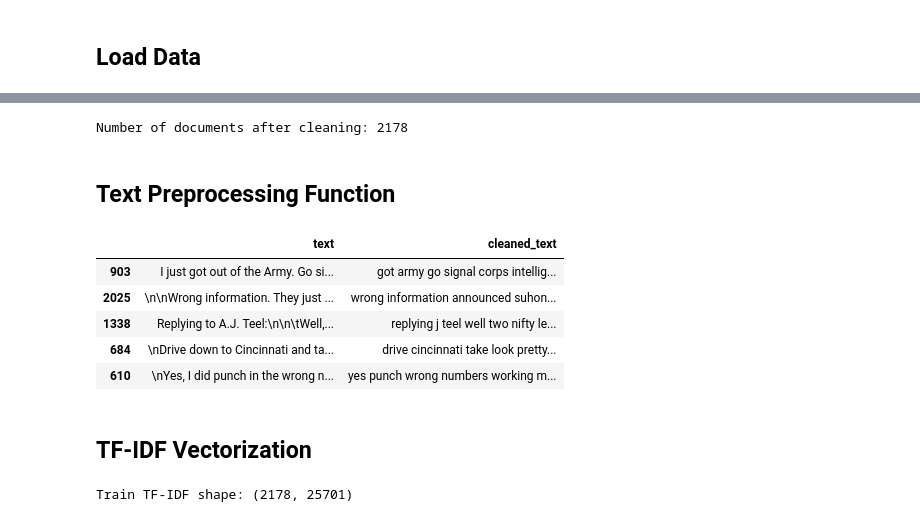
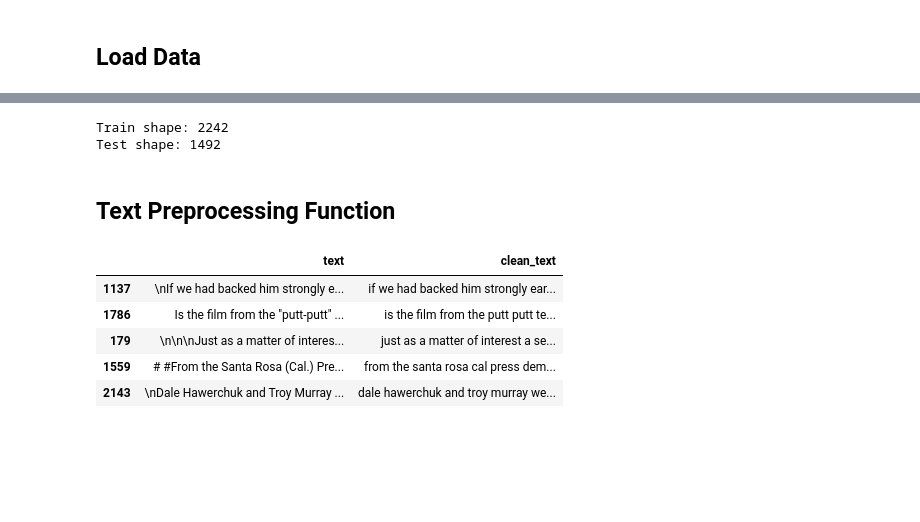
Before and after one commit to AIVIETNAM-AIO-VoNguyenNhatDuy/Module-01-text-classification, a Jupyter notebook: notebooks/preprocessing.ipynb, the cells around one changed output, grey strips where cells are left out. Cells and saved outputs as stored; diff of their text form; code cells hidden in the pictures; blank space fills up the shorter version.

Commit message:
Preprocessing text v2

```diff
--- a/notebooks/preprocessing.ipynb
+++ b/notebooks/preprocessing.ipynb
@@ -90,67 +32,21 @@ train_df = train_df[train_df['word_count'] > 0]
-# %%
-train_df['punct_count'] = train_df['text'].apply(lambda x: len([c for c in x if c in string.punctuation]))
-train_df['punct_ratio'] = train_df['punct_count'] / (train_df['char_count'] + 1)
-train_df = train_df[train_df['punct_ratio'] < 0.5]
-
-print(f"Number of documents after cleaning: {len(train_df)}")
-# %% [output]
-Number of documents after cleaning: 2178
+# %%
+train_df, test_df = load_20newsgroups_raw(categories=DEFAULT_CATEGORIES)
+
+print(f"Train shape: {len(train_df)}")
+print(f"Test shape: {len(test_df)}")
+# %% [output]
+Train shape: 2242
+Test shape: 1492
 # %% [markdown]
 ## Text Preprocessing Function
-# %%
-base_stopwords = set(stopwords.words('english'))
-custom_stopwords = {'don', 've', 'like', 'just'}
-ALL_STOPWORDS = base_stopwords.union(custom_stopwords)
-
-stemmer = PorterStemmer()
-
-def preprocess_text(text, drop_rate=0.8, remove_num=False, apply_stem=False):
-    text = str(text).lower()
-    if remove_num:
-        text = re.sub(r'\d+', ' ', text)
-    text = re.sub(r'[^\w\s]', ' ', text)
-
-    tokens = word_tokenize(text)
-
-    # Find all stopwords in the current document
-    stopword_indices = [i for i, word in enumerate(tokens) if word in ALL_STOPWORDS]
-
-    # Calculate how many stopwords to drop
-    num_to_drop = int(len(stopword_indices) * drop_rate)
-
-    # Randomly select indices of stopwords to drop
-    drop_indices = set(random.sample(stopword_indices, num_to_drop))
-
-    # Keep non-stopwords and the un-dropped stopwords
-    final_tokens = []
-    for i, token in enumerate(tokens):
-        if i not in drop_indices:
-            final_tokens.append(stemmer.stem(token) if apply_stem else token)
-
-    return ' '.join(final_tokens)
-
-# Apply preprocessing to train set
-train_df['cleaned_text'] = train_df['text'].apply(
-    lambda x: preprocess_text(x, drop_rate=STOPWORD_LEVEL, remove_num=REMOVE_NUMBERS, apply_stem=APPLY_STEMMING)
-)
+# %%
+train_df = clean_text(train_df)
 # %%
-train_df[['text', 'cleaned_text']].sample(5)
+train_df[['text', 'clean_text']].sample(5)
 # %% [output]
-|  | text | cleaned_text |
-| 903 | I just got out of the Army. Go si... | got army go signal corps intellig... |
-| 2025 | \n\nWrong information. They just ... | wrong information announced suhon... |
-| 1338 | Replying to A.J. Teel:\n\n\tWell,... | replying j teel well two nifty le... |
-| 684 | \nDrive down to Cincinnati and ta... | drive cincinnati take look pretty... |
-| 610 | \nYes, I did punch in the wrong n... | yes punch wrong numbers working m... |
+|  | text | clean_text |
+| 1137 | \nIf we had backed him strongly e... | if we had backed him strongly ear... |
+| 1786 | Is the film from the "putt-putt" ... | is the film from the putt putt te... |
+| 179 | \n\n\nJust as a matter of interes... | just as a matter of interest a se... |
+| 1559 | # #From the Santa Rosa (Cal.) Pre... | from the santa rosa cal press dem... |
+| 2143 | \nDale Hawerchuk and Troy Murray ... | dale hawerchuk and troy murray we... |
-# %% [markdown]
-## TF-IDF Vectorization
-# %%
-# Fit and transform TF-IDF Vectorizer on train set
-tfidf_vectorizer = TfidfVectorizer()
-
-X_train_tfidf = tfidf_vectorizer.fit_transform(train_df['cleaned_text'])
-y_train = train_df['target'].values
-
-print(f"Train TF-IDF shape: {X_train_tfidf.shape}")
-# %% [output]
-Train TF-IDF shape: (2178, 25701)
```
Also changed, not shown: parts of 16 cells of this notebook, 1 other file.
